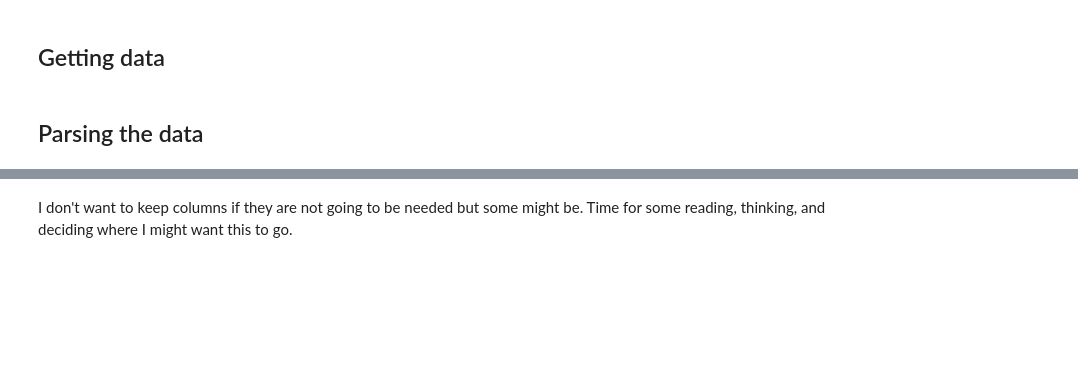
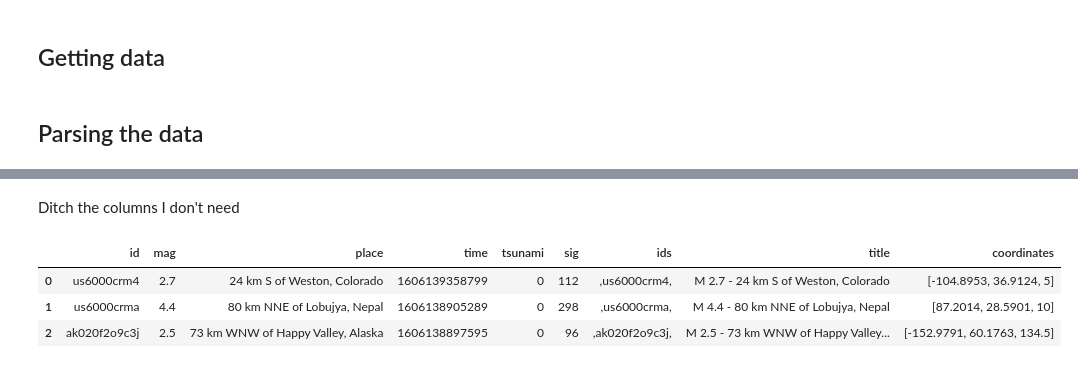
Before and after one commit to hrokr/Pybraries, a Jupyter notebook: folium/quakes/quake.ipynb, the cells around one changed output, grey strips where cells are left out. Cells and saved outputs as stored; diff of their text form; code cells hidden in the pictures; blank space fills up the shorter version.

```diff
--- a/folium/quakes/quake.ipynb
+++ b/folium/quakes/quake.ipynb
@@ -121,2 +97,0 @@ quake_features
-# %% [markdown]
-I don't want to keep columns if they are not going to be needed but some might be. Time for some reading, thinking, and deciding where I might want this to go.
@@ -124,0 +98,2 @@ df['url'].unique()
+# %% [markdown]
+Ditch the columns I don't need
@@ -124,0 +105,7 @@ df['url'].unique()
+# %%
+quakes.head(3)
+# %% [output]
+|  | id | mag | place | time | tsunami | sig | ids | title | coordinates |
+| 0 | us6000crm4 | 2.7 | 24 km S of Weston, Colorado | 1606139358799 | 0 | 112 | ,us6000crm4, | M 2.7 - 24 km S of Weston, Colorado | [-104.8953, 36.9124, 5] |
+| 1 | us6000crma | 4.4 | 80 km NNE of Lobujya, Nepal | 1606138905289 | 0 | 298 | ,us6000crma, | M 4.4 - 80 km NNE of Lobujya, Nepal | [87.2014, 28.5901, 10] |
+| 2 | ak020f2o9c3j | 2.5 | 73 km WNW of Happy Valley, Alaska | 1606138897595 | 0 | 96 | ,ak020f2o9c3j, | M 2.5 - 73 km WNW of Happy Valley... | [-152.9791, 60.1763, 134.5] |
```
Also changed, not shown: parts of 13 cells of this notebook.
